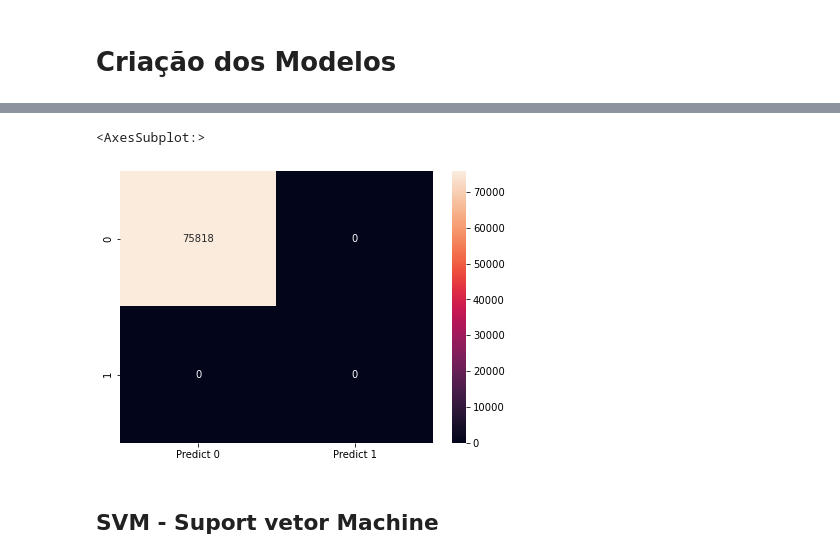
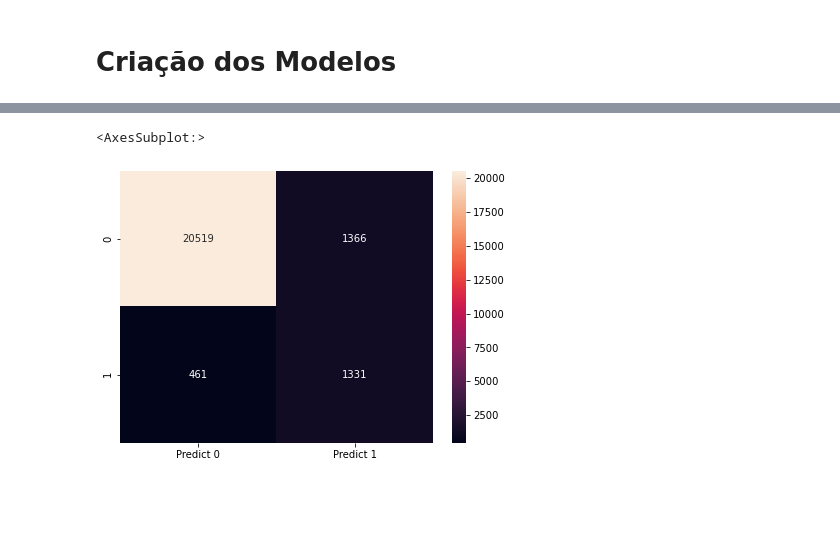
Before and after one commit to eliassantannaramos/Project3_Santander_Satisfaction, a Jupyter notebook: Main_v2.ipynb, the cells around one changed output, grey strips where cells are left out. Drawn from its saved outputs; the diff is of its cells as text; code cells hidden in the pictures; blank space fills up the shorter version.

```diff
--- a/Main_v2.ipynb
+++ b/Main_v2.ipynb
@@ -122,0 +133,6 @@ Wall time: 2.33 s
+# %%
+scaler_x_train, scaler_x_test, scaler_y_train, scaler_y_test = train_test_split(X_df_treino_scaled, Y_treino, test_size=0.3)
+# %%
+smote = SMOTE()
+x_over, y_over = smote.fit_resample(scaler_x_train,scaler_y_train)
+y_over.value_counts().plot(kind='bar',title='Count_target',color=['blue','orange'])
@@ -178,7 +215,7 @@ X_test_pca=pd.DataFrame(X_test_pca)
 #Randon Forest
 
 randomForest = RandomForestClassifier(n_estimators = 200)
-randomForest = randomForest.fit(X_treino_pca, Y_treino)
-score = randomForest.score(X_test_pca , Y_test)
+randomForest = randomForest.fit(x_over, y_over)
+score = randomForest.score(x_over , y_over)
 print(score)
 # %% [output]
@@ -187,4 +224,5 @@ Wall time: 6min 5s
 # %%
 %%time
-y_predict = randomForest.predict(X_test_pca)
+#Previsões com o dados de treino balanceado
+y_predict = randomForest.predict(scaler_x_test)
 # %% [output]
@@ -206,14 +230,14 @@ weighted avg       1.00      1.00      1.00     75818
 # %%
+
+#confusion Matrix com o dados de treino balanceado
 from sklearn import metrics
 import seaborn as sns
-cm=metrics.confusion_matrix(Y_test,y_predict, labels=[0, 1])
+cm=metrics.confusion_matrix(scaler_y_test,y_predict, labels=[0, 1])
 
 df_cm = pd.DataFrame(cm, index = [i for i in ["0","1"]],
                   columns = [i for i in ["Predict 0","Predict 1"]])
 plt.figure(figsize = (7,5))
 sns.heatmap(df_cm, annot=True, fmt='g')
 # %% [output]
 <AxesSubplot:>
-[figure, old version]
+[figure, new version]
-# %% [markdown]
-## SVM - Suport vetor Machine
```
Also changed, not shown: parts of 28 cells of this notebook, 2 other files.
